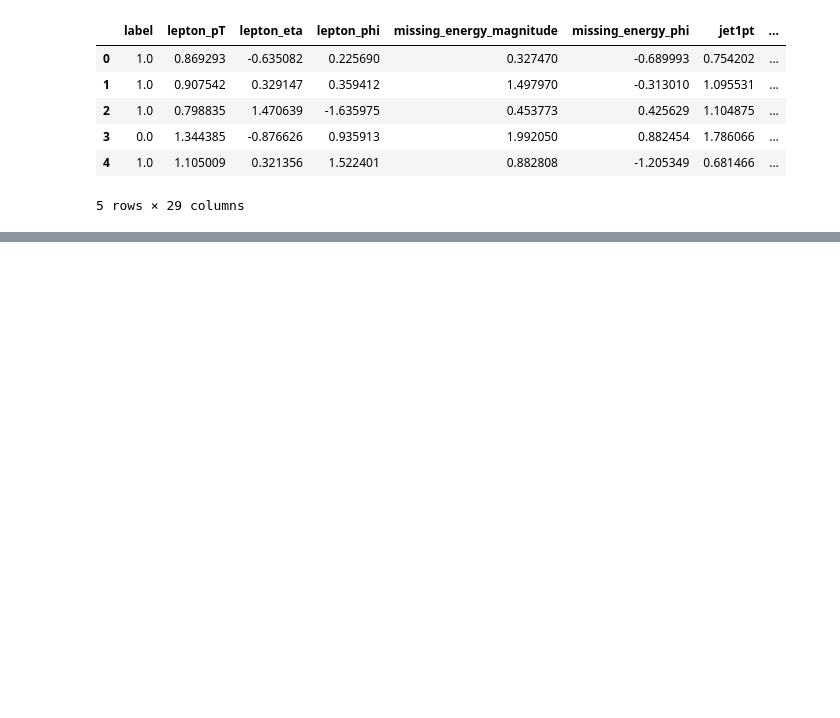
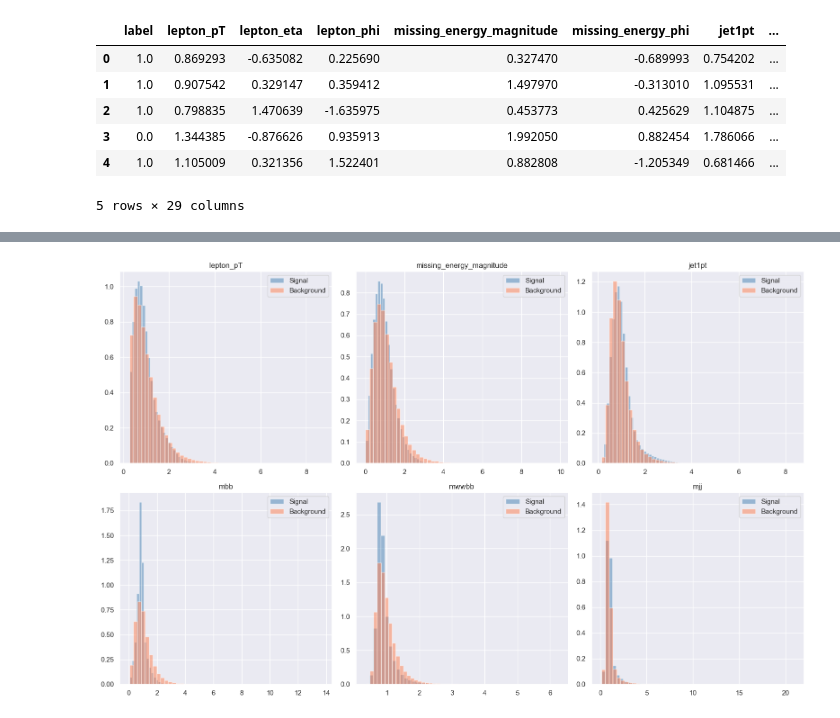
Before and after one commit to NuneGharibyan/higgs-boson-classification, a Jupyter notebook: notebooks/01_eda.ipynb, the cells around one changed output, grey strips where cells are left out. Drawn from its saved outputs; the diff is of its cells as text; code cells hidden in the pictures; blank space fills up the shorter version.

```diff
--- a/notebooks/01_eda.ipynb
+++ b/notebooks/01_eda.ipynb
@@ -35,0 +103,26 @@ Shape: (500000, 29)
+# %%
+features_to_plot = [
+    'lepton_pT',
+    'missing_energy_magnitude',
+    'jet1pt',
+    'mbb',
+    'mwwbb',      # most powerful single feature
+    'mjj'
+]
+
+fig, axes = plt.subplots(2, 3, figsize=(16, 10))
+axes = axes.flatten()
+
+for i, feature in enumerate(features_to_plot):
+    axes[i].hist(signal[feature], bins=50, alpha=0.5,
+                 label='Signal', color='steelblue', density=True)
+    axes[i].hist(background[feature], bins=50, alpha=0.5,
+                 label='Background', color='coral', density=True)
+    axes[i].set_title(feature)
+    axes[i].legend()
+
+plt.tight_layout()
+plt.savefig('../plots/signal_vs_background.png', dpi=150)
+plt.show()
+# %% [output]
+[figure, added]
```
Also changed, not shown: parts of 7 cells of this notebook, 4 other files.
